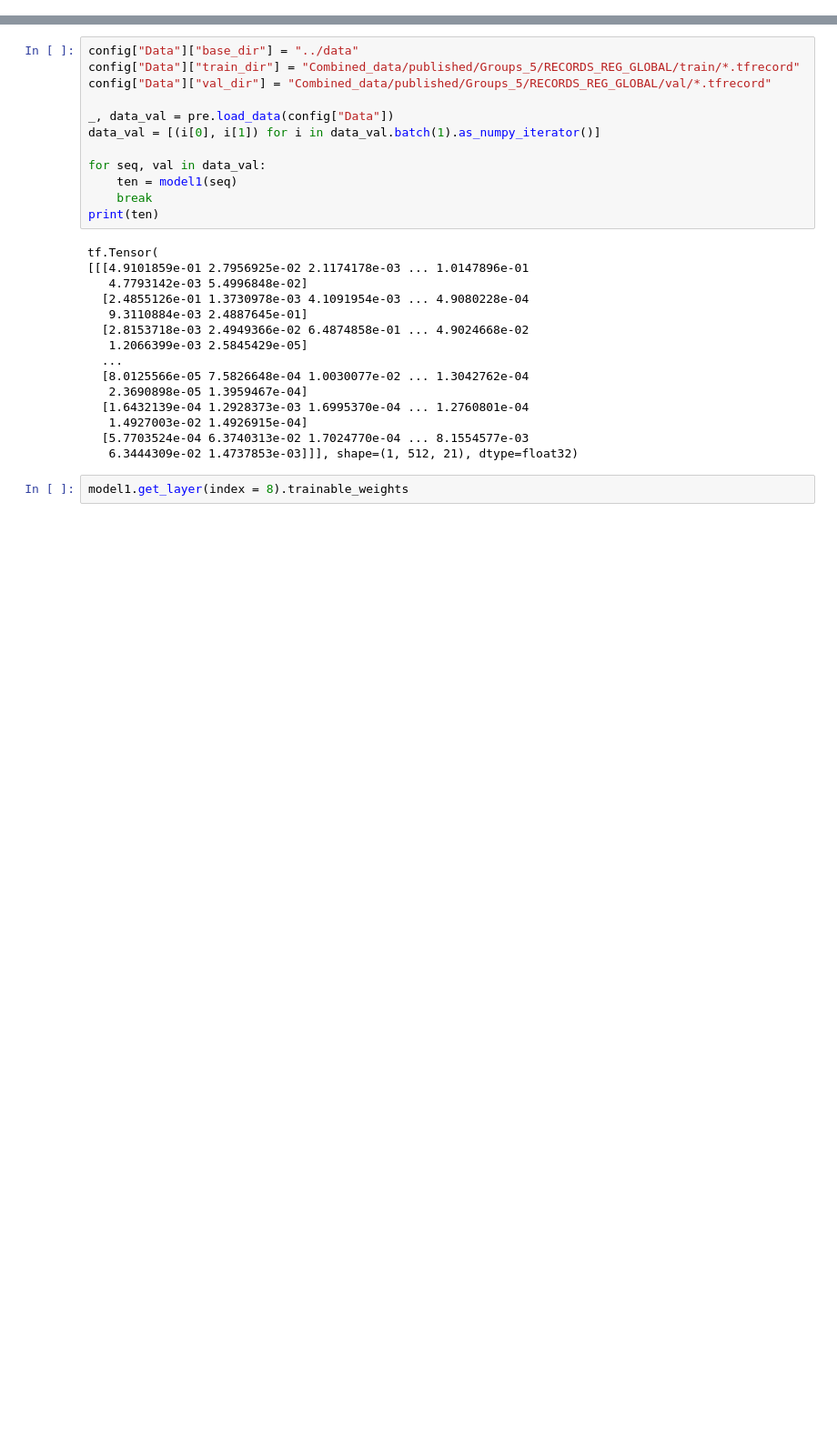
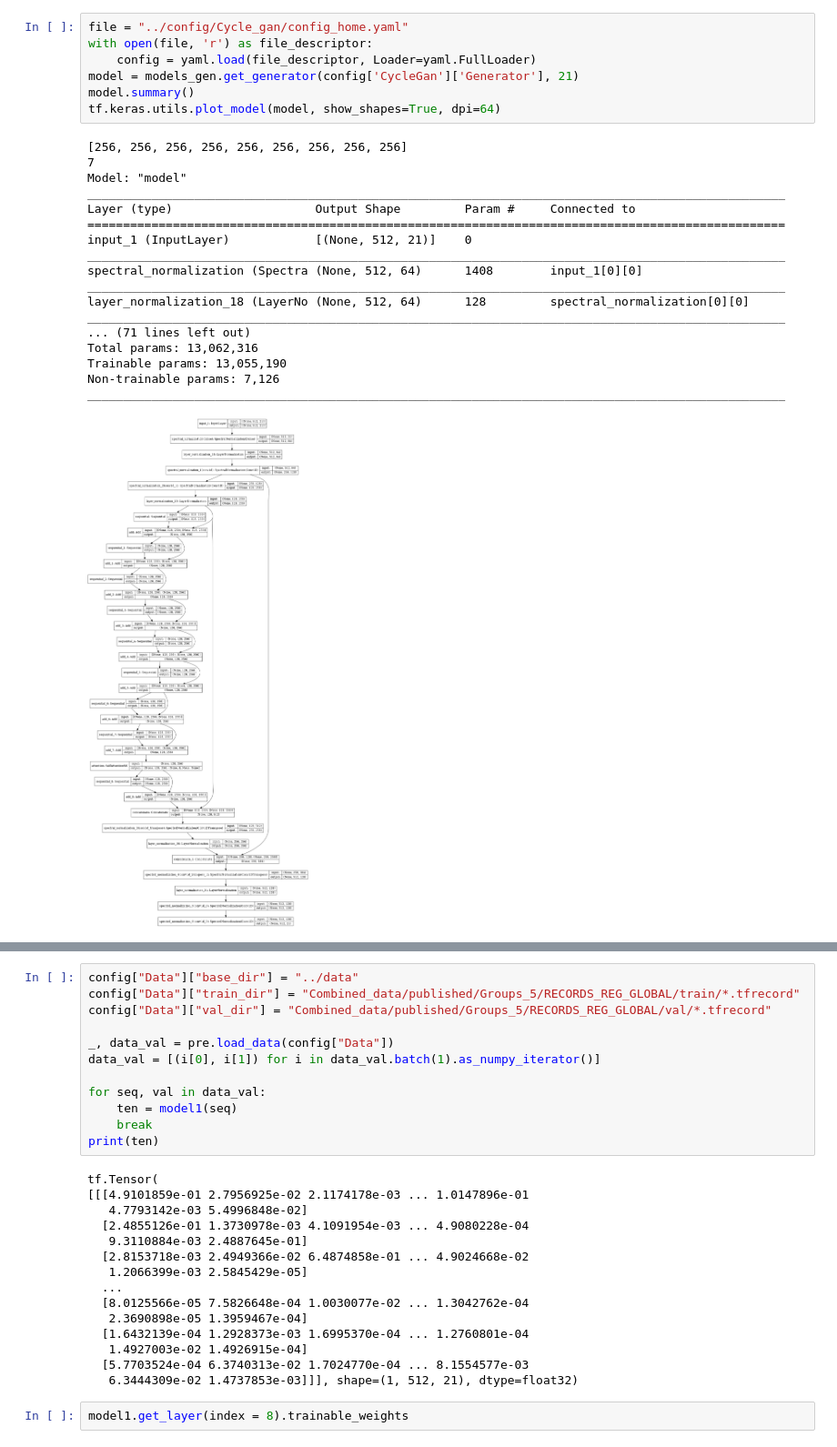
Before and after one commit to Umbriona/cycle_gan, a Jupyter notebook: scripts/Evaluate_cyclegan.ipynb, the cells around one changed output, grey strips where cells are left out. Shown: that part at 91% size. Saved outputs shown, nothing was run; the diff lists cells and outputs as text; blank space fills up the shorter version.

```diff
--- a/scripts/Evaluate_cyclegan.ipynb
+++ b/scripts/Evaluate_cyclegan.ipynb
@@ -16,3 +85,29 @@ import seaborn as sns
+# %%
+file = "../config/Cycle_gan/config_home.yaml"
+with open(file, 'r') as file_descriptor:
+    config = yaml.load(file_descriptor, Loader=yaml.FullLoader)
+model = models_gen.get_generator(config['CycleGan']['Generator'], 21)
+model.summary()
+tf.keras.utils.plot_model(model, show_shapes=True, dpi=64)
+# %% [output]
+[256, 256, 256, 256, 256, 256, 256, 256, 256]
+7
+Model: "model"
+__________________________________________________________________________________________________
+Layer (type)                    Output Shape         Param #     Connected to
+==================================================================================================
+input_1 (InputLayer)            [(None, 512, 21)]    0
+__________________________________________________________________________________________________
+spectral_normalization (Spectra (None, 512, 64)      1408        input_1[0][0]
+__________________________________________________________________________________________________
+layer_normalization_18 (LayerNo (None, 512, 64)      128         spectral_normalization[0][0]
+__________________________________________________________________________________________________
+... (71 lines left out)
+Total params: 13,062,316
+Trainable params: 13,055,190
+Non-trainable params: 7,126
+__________________________________________________________________________________________________
+[figure, added]
 # %%
 # Load config
 
```
Also changed, not shown: parts of 9 cells of this notebook, 16 other files.
